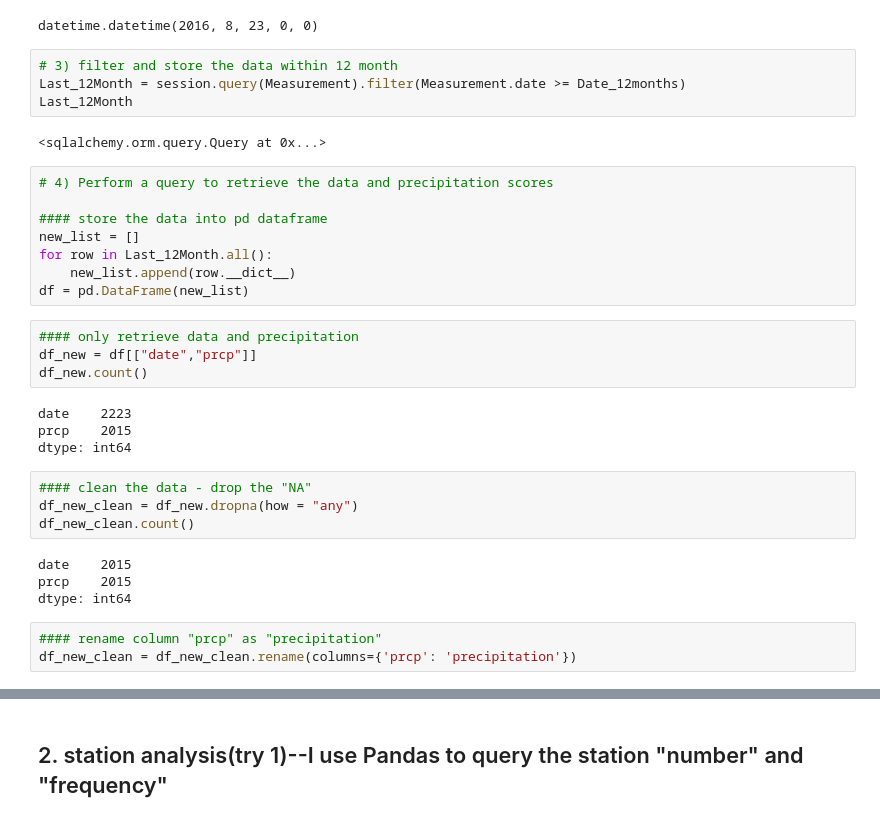
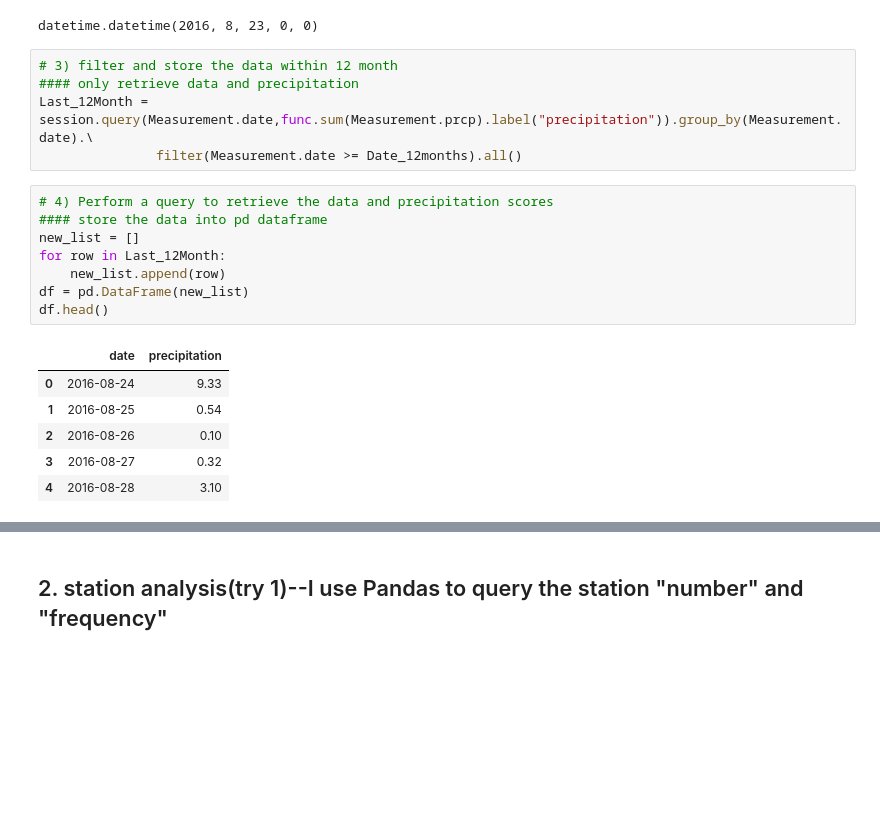
Before and after one commit to xudaiyanzi/8_Use_python_mysql, a Jupyter notebook: climate_starter5.ipynb, the cells around one changed output, grey strips where cells are left out. Drawn from its saved outputs; the diff is of its cells as text; blank space fills up the shorter version.

```diff
--- a/climate_starter4.ipynb
+++ b/climate_starter5.ipynb
@@ -61,34 +61,21 @@ Date_12months
 datetime.datetime(2016, 8, 23, 0, 0)
 # %%
 # 3) filter and store the data within 12 month
-Last_12Month = session.query(Measurement).filter(Measurement.date >= Date_12months)
-Last_12Month
+#### only retrieve data and precipitation
+Last_12Month = session.query(Measurement.date,func.sum(Measurement.prcp).label("precipitation")).group_by(Measurement.date).\
+               filter(Measurement.date >= Date_12months).all()
-# %% [output]
-<sqlalchemy.orm.query.Query at 0x...>
 # %%
 # 4) Perform a query to retrieve the data and precipitation scores
-
 #### store the data into pd dataframe
 new_list = []
-for row in Last_12Month.all():
-    new_list.append(row.__dict__)
+for row in Last_12Month:
+    new_list.append(row)
 df = pd.DataFrame(new_list)
+df.head()
+# %% [output]
+|  | date | precipitation |
+| 0 | 2016-08-24 | 9.33 |
+| 1 | 2016-08-25 | 0.54 |
+| 2 | 2016-08-26 | 0.10 |
+| 3 | 2016-08-27 | 0.32 |
+| 4 | 2016-08-28 | 3.10 |
-# %%
-#### only retrieve data and precipitation
-df_new = df[["date","prcp"]]
-df_new.count()
-# %% [output]
-date    2223
-prcp    2015
-dtype: int64
-# %%
-#### clean the data - drop the "NA"
-df_new_clean = df_new.dropna(how = "any")
-df_new_clean.count()
-# %% [output]
-date    2015
-prcp    2015
-dtype: int64
-# %%
-#### rename column "prcp" as "precipitation"
-df_new_clean = df_new_clean.rename(columns={'prcp': 'precipitation'})
```
Also changed, not shown: parts of 14 cells of this notebook.
